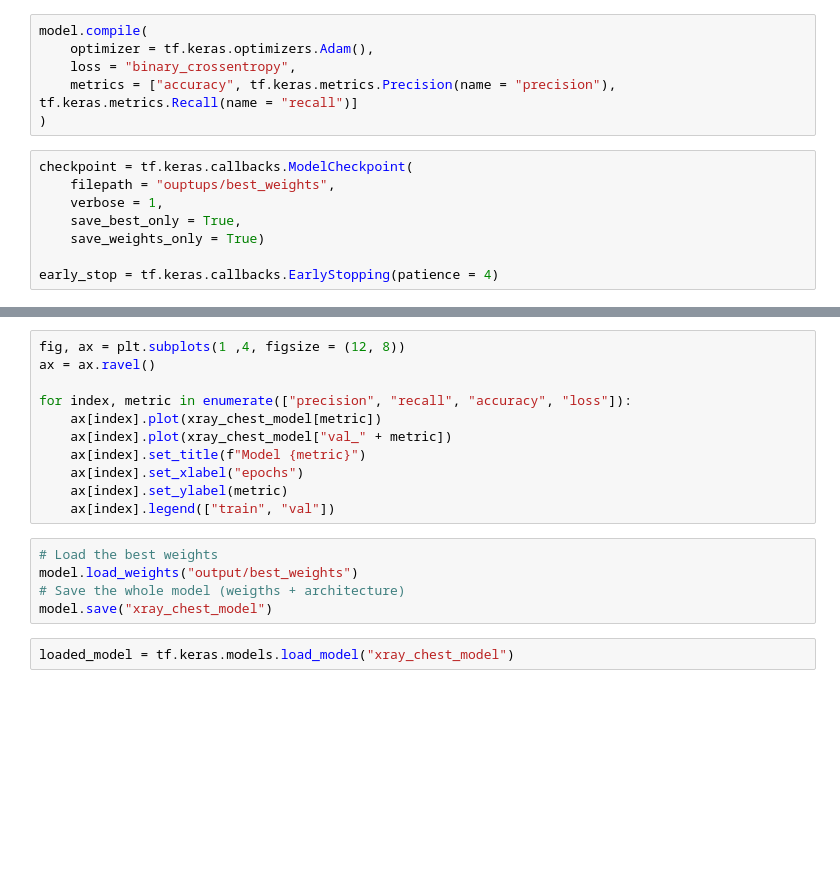
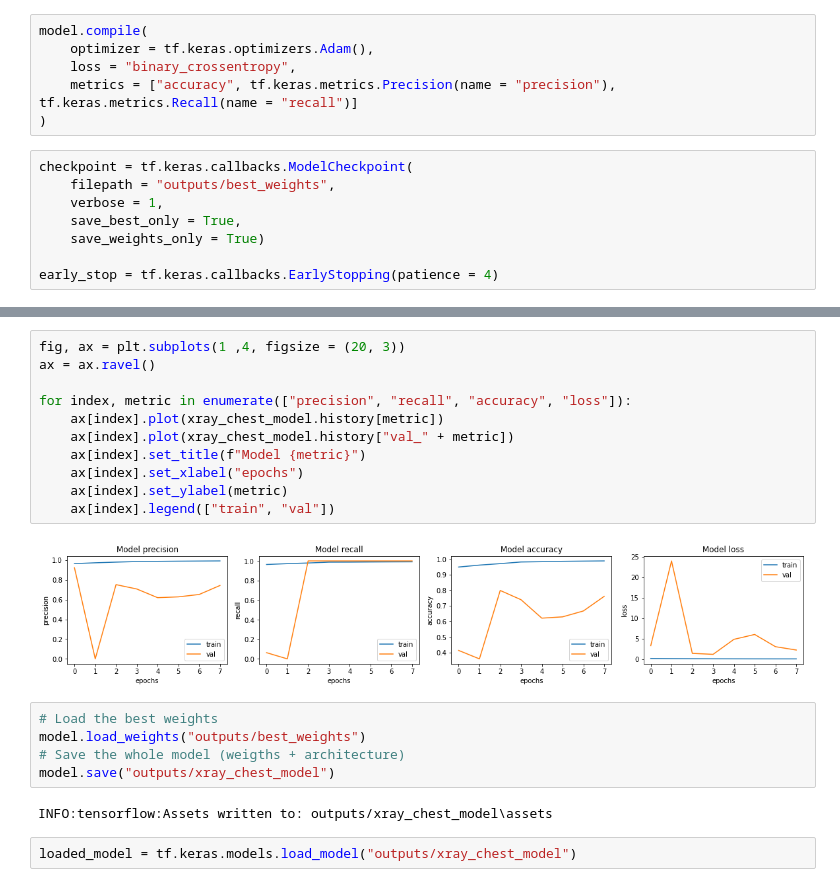
Before and after one commit to MarioGar25/Detecting_Pneumonia_from_Chest_X-rays, a Jupyter notebook: Detecting_Pneumonia_from_Chest_X-rays.ipynb, the cells around one changed output, grey strips where cells are left out. Saved outputs shown, nothing was run; the diff lists cells and outputs as text; blank space fills up the shorter version.

```diff
--- a/Detecting_Pneumonia_from_Chest_X-rays.ipynb
+++ b/Detecting_Pneumonia_from_Chest_X-rays.ipynb
@@ -108,7 +113,7 @@ model.compile(
 )
 # %%
 checkpoint = tf.keras.callbacks.ModelCheckpoint(
-    filepath = "ouptups/best_weights",
+    filepath = "outputs/best_weights",
     verbose = 1,
     save_best_only = True,
     save_weights_only = True)
@@ -128,18 +149,22 @@ Epoch 1/8
 # %%
-fig, ax = plt.subplots(1 ,4, figsize = (12, 8))
+fig, ax = plt.subplots(1 ,4, figsize = (20, 3))
 ax = ax.ravel()
 
 for index, metric in enumerate(["precision", "recall", "accuracy", "loss"]):
-    ax[index].plot(xray_chest_model[metric])
-    ax[index].plot(xray_chest_model["val_" + metric])
+    ax[index].plot(xray_chest_model.history[metric])
+    ax[index].plot(xray_chest_model.history["val_" + metric])
     ax[index].set_title(f"Model {metric}")
     ax[index].set_xlabel("epochs")
     ax[index].set_ylabel(metric)
     ax[index].legend(["train", "val"])
+# %% [output]
+[figure, added]
 # %%
 # Load the best weights
-model.load_weights("output/best_weights")
+model.load_weights("outputs/best_weights")
 # Save the whole model (weigths + architecture)
-model.save("xray_chest_model")
+model.save("outputs/xray_chest_model")
+# %% [output]
+INFO:tensorflow:Assets written to: outputs/xray_chest_model\assets
 # %%
-loaded_model = tf.keras.models.load_model("xray_chest_model")
+loaded_model = tf.keras.models.load_model("outputs/xray_chest_model")
```
Also changed, not shown: parts of 11 cells of this notebook.
